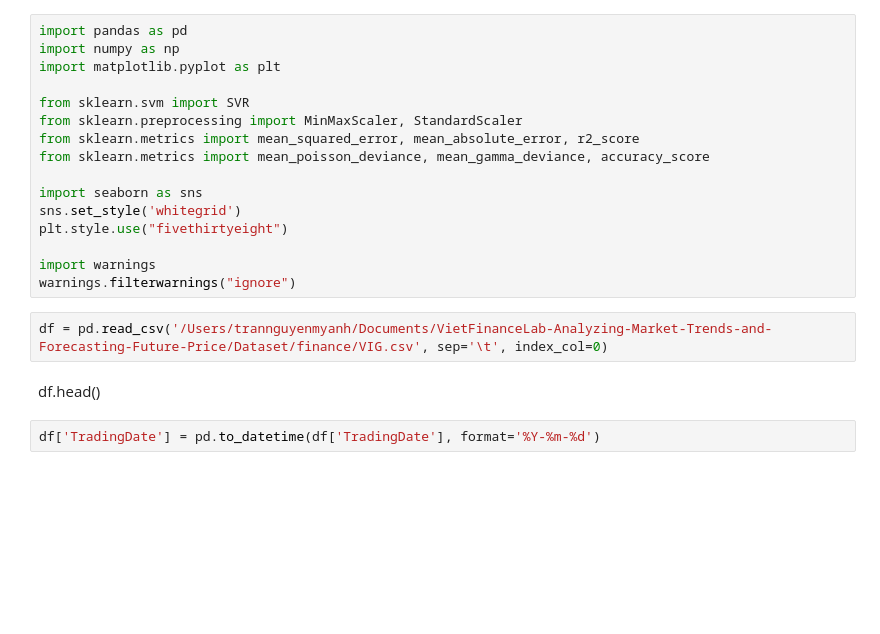
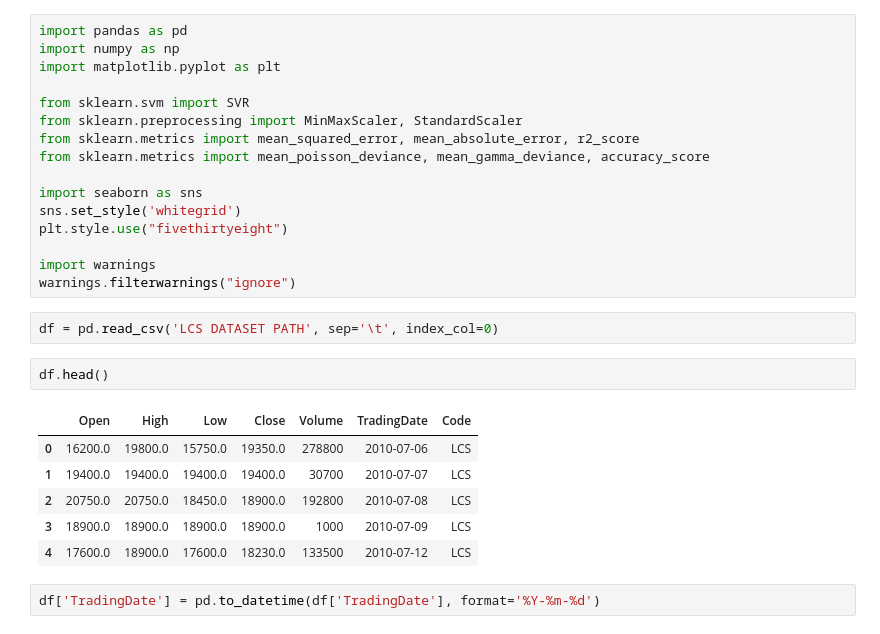
Before and after one commit to myanhtrannguyen/VietFinanceLab-Analyzing-Market-Trends-and-Forecasting-Future-Price, a Jupyter notebook: SVR/SVR-Model.ipynb, the cells around one changed output. Drawn from its saved outputs; the diff is of its cells as text; blank space fills up the shorter version.

```diff
--- a/SVR/SVR-Model.ipynb
+++ b/SVR/SVR-Model.ipynb
@@ -23,9 +23,16 @@ plt.style.use("fivethirtyeight")
 import warnings
 warnings.filterwarnings("ignore")
 # %%
-df = pd.read_csv('/Users/trannguyenmyanh/Documents/VietFinanceLab-Analyzing-Market-Trends-and-Forecasting-Future-Price/Dataset/finance/VIG.csv', sep='\t', index_col=0)
+df = pd.read_csv('LCS DATASET PATH', sep='\t', index_col=0)
-# %% [markdown]
-df.head()
+# %%
+df.head()
+# %% [output]
+|  | Open | High | Low | Close | Volume | TradingDate | Code |
+| 0 | 16200.0 | 19800.0 | 15750.0 | 19350.0 | 278800 | 2010-07-06 | LCS |
+| 1 | 19400.0 | 19400.0 | 19400.0 | 19400.0 | 30700 | 2010-07-07 | LCS |
+| 2 | 20750.0 | 20750.0 | 18450.0 | 18900.0 | 192800 | 2010-07-08 | LCS |
+| 3 | 18900.0 | 18900.0 | 18900.0 | 18900.0 | 1000 | 2010-07-09 | LCS |
+| 4 | 17600.0 | 18900.0 | 17600.0 | 18230.0 | 133500 | 2010-07-12 | LCS |
 # %%
 df['TradingDate'] = pd.to_datetime(df['TradingDate'], format='%Y-%m-%d')
 # %%
```
Also changed, not shown: parts of 8 cells of this notebook, 17 other files.
